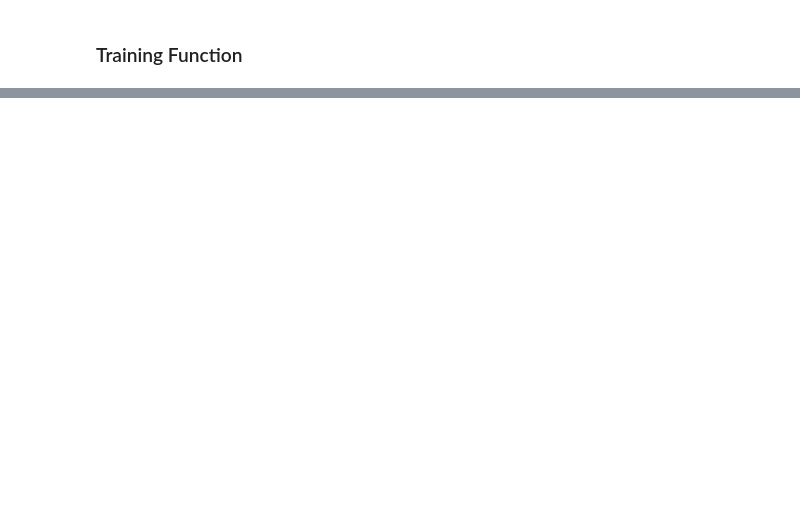
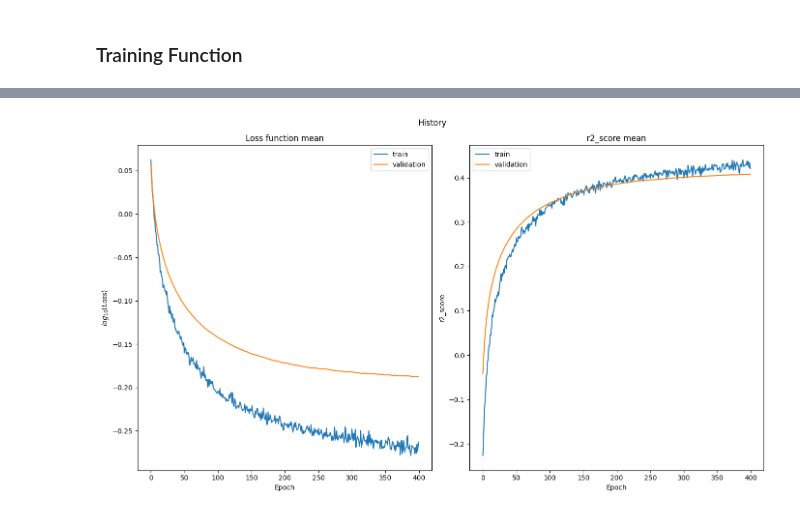
Before and after one commit to Lucasvitoriano25/PredDelay_TGVTrains, a Jupyter notebook: main.ipynb, the cells around one changed output, grey strips where cells are left out. Saved outputs shown, nothing was run; the diff lists cells and outputs as text; code cells hidden in the pictures; blank space fills up the shorter version.

Commit message:
Training mean and prct model

```diff
--- a/main.ipynb
+++ b/main.ipynb
@@ -246,6 +274,3 @@ dummies
 retards_w_dummies_df = pd.concat([retards_df, dummies], axis=1)
 # %%
 retards_w_dummies_df = retards_w_dummies_df.drop(columns=["service","gare_depart","gare_arrivee"])
-# %%
-fitting_df = retards_w_dummies_df[retards_w_dummies_df['date'] < '2023']
-validate_df = retards_w_dummies_df[retards_w_dummies_df['date'] >= '2023']
@@ -281,5 +276,0 @@ train_df_X
-# %%
-train_df_X = train_df_X.reset_index(drop=True)
-train_df_Y = train_df_Y.reset_index(drop=True)
-test_df_X = test_df_X.reset_index(drop=True)
-test_df_Y = test_df_Y.reset_index(drop=True)
@@ -345,2 +426,4 @@ model = MyModel()
 # %% [markdown]
 ### Training Function
+# %%
+Datas = DataSets(retards_w_dummies_df)
@@ -382,0 +441,9 @@ Text(0.5, 1.0, 'Losses x Epochs')
+# %%
+r2_score = tf.keras.metrics.R2Score()
+loss_object = tf.keras.losses.MeanSquaredError()
+optimizer_mean = tf.keras.optimizers.AdamW(learning_rate = 2e-5,weight_decay=1e-3)
+
+Datas.build_dataloader(model_type='mean')
+model = MyModel(model_selector='mean')
+model.compile(loss=loss_object,optimizer=optimizer_mean,metrics=[r2_score])
+testhistori_mean = model.fit(Datas.get_train_dataloader(),epochs= 400 ,validation_data=Datas.get_test_dataloader(),batch_size=Batch_size)
@@ -383 +474,22 @@ Text(0.5, 1.0, 'Losses x Epochs')
+# %%
+fig, axs = plt.subplots(nrows=1, ncols=2, figsize=(14, 8))
+fig.suptitle('History')
+axs[0].plot(np.log10(testhistori_mean.history['loss']))
+axs[0].plot(np.log10(testhistori_mean.history['val_loss']))
+axs[0].set_xlabel('Epoch')
+axs[0].set_ylabel('$log_{10}(Loss)$')
+axs[0].legend(['train', 'validation'])
+axs[0].set_title('Loss function mean')
+
+axs[1].plot(testhistori_mean.history['r2_score'])
+axs[1].plot(testhistori_mean.history['val_r2_score'])
+axs[1].set_xlabel('Epoch')
+axs[1].set_ylabel('r2_score')
+axs[1].legend(['train', 'validation'])
+axs[1].set_title('r2_score mean')
+
+fig.tight_layout()
+plt.show()
+# %% [output]
+[figure, added]
 # %%
```
Also changed, not shown: parts of 31 cells of this notebook.
